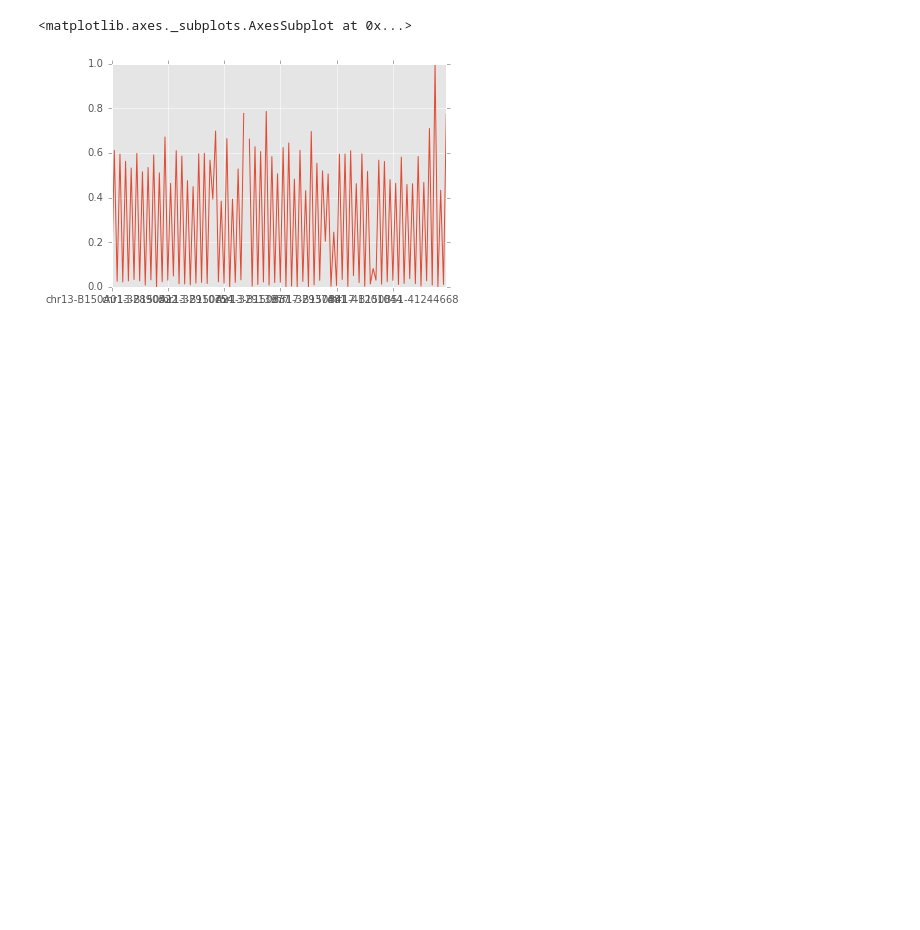
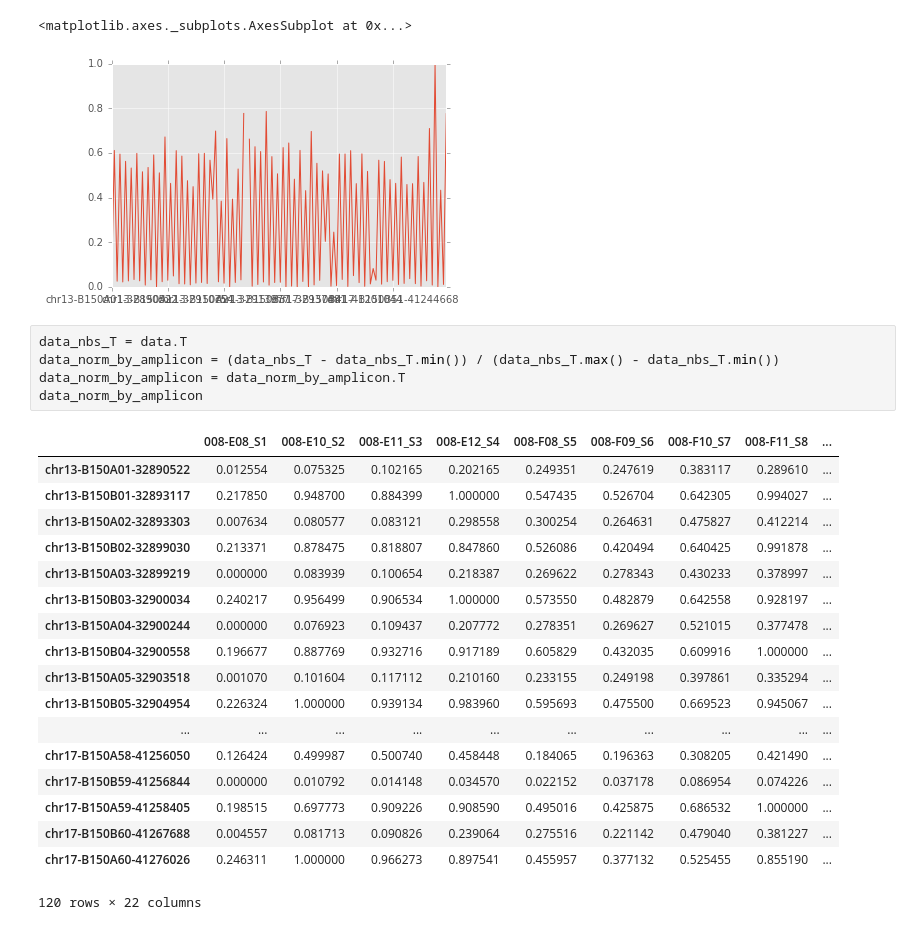
Before and after one commit to langerdan/weicongcong2, a Jupyter notebook: ipynb/BRCA_LargeDel_Analysis.ipynb, the cells around one changed output. Saved outputs shown, nothing was run; the diff lists cells and outputs as text; blank space fills up the shorter version.

```diff
--- a/ipynb/BRCA_LargeDel_Analysis.ipynb
+++ b/ipynb/BRCA_LargeDel_Analysis.ipynb
@@ -144,3 +145,27 @@ data_norm_by_double['008-E10_S2'].plot()
 # %% [output]
 <matplotlib.axes._subplots.AxesSubplot at 0x...>
 [figure]
+# %%
+data_nbs_T = data.T
+data_norm_by_amplicon = (data_nbs_T - data_nbs_T.min()) / (data_nbs_T.max() - data_nbs_T.min())
+data_norm_by_amplicon = data_norm_by_amplicon.T
+data_norm_by_amplicon
+# %% [output]
+|  | 008-E08_S1 | 008-E10_S2 | 008-E11_S3 | 008-E12_S4 | 008-F08_S5 | 008-F09_S6 | 008-F10_S7 | 008-F11_S8 | ... |
+| chr13-B150A01-32890522 | 0.012554 | 0.075325 | 0.102165 | 0.202165 | 0.249351 | 0.247619 | 0.383117 | 0.289610 | ... |
+| chr13-B150B01-32893117 | 0.217850 | 0.948700 | 0.884399 | 1.000000 | 0.547435 | 0.526704 | 0.642305 | 0.994027 | ... |
+| chr13-B150A02-32893303 | 0.007634 | 0.080577 | 0.083121 | 0.298558 | 0.300254 | 0.264631 | 0.475827 | 0.412214 | ... |
+| chr13-B150B02-32899030 | 0.213371 | 0.878475 | 0.818807 | 0.847860 | 0.526086 | 0.420494 | 0.640425 | 0.991878 | ... |
+| chr13-B150A03-32899219 | 0.000000 | 0.083939 | 0.100654 | 0.218387 | 0.269622 | 0.278343 | 0.430233 | 0.378997 | ... |
+| chr13-B150B03-32900034 | 0.240217 | 0.956499 | 0.906534 | 1.000000 | 0.573550 | 0.482879 | 0.642558 | 0.928197 | ... |
+| chr13-B150A04-32900244 | 0.000000 | 0.076923 | 0.109437 | 0.207772 | 0.278351 | 0.269627 | 0.521015 | 0.377478 | ... |
+| chr13-B150B04-32900558 | 0.196677 | 0.887769 | 0.932716 | 0.917189 | 0.605829 | 0.432035 | 0.609916 | 1.000000 | ... |
+| chr13-B150A05-32903518 | 0.001070 | 0.101604 | 0.117112 | 0.210160 | 0.233155 | 0.249198 | 0.397861 | 0.335294 | ... |
+| chr13-B150B05-32904954 | 0.226324 | 1.000000 | 0.939134 | 0.983960 | 0.595693 | 0.475500 | 0.669523 | 0.945067 | ... |
+| ... | ... | ... | ... | ... | ... | ... | ... | ... | ... |
+| chr17-B150A58-41256050 | 0.126424 | 0.499987 | 0.500740 | 0.458448 | 0.184065 | 0.196363 | 0.308205 | 0.421490 | ... |
+| chr17-B150B59-41256844 | 0.000000 | 0.010792 | 0.014148 | 0.034570 | 0.022152 | 0.037178 | 0.086954 | 0.074226 | ... |
+| chr17-B150A59-41258405 | 0.198515 | 0.697773 | 0.909226 | 0.908590 | 0.495016 | 0.425875 | 0.686532 | 1.000000 | ... |
+| chr17-B150B60-41267688 | 0.004557 | 0.081713 | 0.090826 | 0.239064 | 0.275516 | 0.221142 | 0.479040 | 0.381227 | ... |
+| chr17-B150A60-41276026 | 0.246311 | 1.000000 | 0.966273 | 0.897541 | 0.455957 | 0.377132 | 0.525455 | 0.855190 | ... |
+120 rows × 22 columns
```
Also changed, not shown: parts of 18 cells of this notebook, 1 other file.
